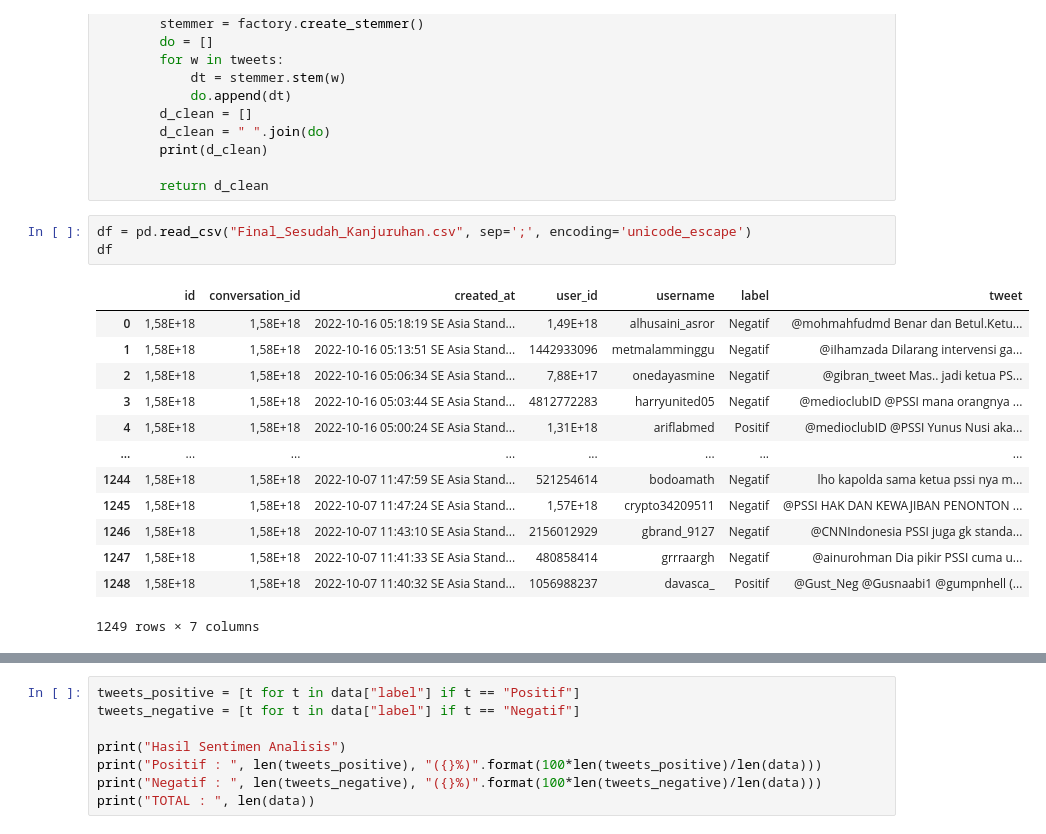
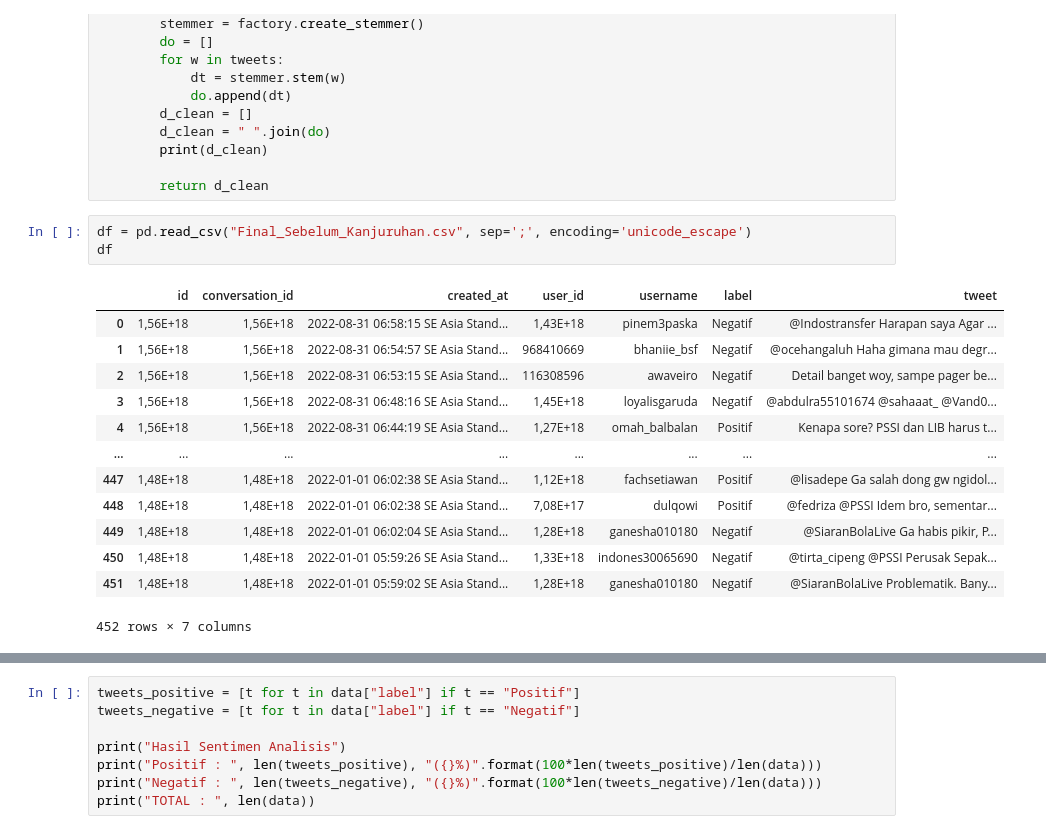
Before and after one commit to Afifhanafi/sentimen-analisis-kanjuruhan, a Jupyter notebook: New_SA.ipynb, the cells around one changed output, grey strips where cells are left out. Drawn from its saved outputs; the diff is of its cells as text.

```diff
--- a/New_SA.ipynb
+++ b/New_SA.ipynb
@@ -73,22 +73,22 @@ class PreprocessingText:
 
         return d_clean
 # %%
-df = pd.read_csv("Final_Sesudah_Kanjuruhan.csv", sep=';', encoding='unicode_escape')
+df = pd.read_csv("Final_Sebelum_Kanjuruhan.csv", sep=';', encoding='unicode_escape')
 df
 # %% [output]
 |  | id | conversation_id | created_at | user_id | username | label | tweet |
-| 0 | 1,58E+18 | 1,58E+18 | 2022-10-16 05:18:19 SE Asia Stand... | 1,49E+18 | alhusaini_asror | Negatif | @mohmahfudmd Benar dan Betul.Ketu... |
-| 1 | 1,58E+18 | 1,58E+18 | 2022-10-16 05:13:51 SE Asia Stand... | 1442933096 | metmalamminggu | Negatif | @iIhamzada Dilarang intervensi ga... |
-| 2 | 1,58E+18 | 1,58E+18 | 2022-10-16 05:06:34 SE Asia Stand... | 7,88E+17 | onedayasmine | Negatif | @gibran_tweet Mas.. jadi ketua PS... |
-| 3 | 1,58E+18 | 1,58E+18 | 2022-10-16 05:03:44 SE Asia Stand... | 4812772283 | harryunited05 | Negatif | @medioclubID @PSSI mana orangnya ... |
-| 4 | 1,58E+18 | 1,58E+18 | 2022-10-16 05:00:24 SE Asia Stand... | 1,31E+18 | ariflabmed | Positif | @medioclubID @PSSI Yunus Nusi aka... |
+| 0 | 1,56E+18 | 1,56E+18 | 2022-08-31 06:58:15 SE Asia Stand... | 1,43E+18 | pinem3paska | Negatif | @Indostransfer Harapan saya Agar ... |
+| 1 | 1,56E+18 | 1,56E+18 | 2022-08-31 06:54:57 SE Asia Stand... | 968410669 | bhaniie_bsf | Negatif | @ocehangaluh Haha gimana mau degr... |
+| 2 | 1,56E+18 | 1,56E+18 | 2022-08-31 06:53:15 SE Asia Stand... | 116308596 | awaveiro | Negatif | Detail banget woy, sampe pager be... |
+| 3 | 1,56E+18 | 1,56E+18 | 2022-08-31 06:48:16 SE Asia Stand... | 1,45E+18 | loyalisgaruda | Negatif | @abdulra55101674 @sahaaat_ @Vand0... |
+| 4 | 1,56E+18 | 1,56E+18 | 2022-08-31 06:44:19 SE Asia Stand... | 1,27E+18 | omah_balbalan | Positif | Kenapa sore? PSSI dan LIB harus t... |
 | ... | ... | ... | ... | ... | ... | ... | ... |
-| 1244 | 1,58E+18 | 1,58E+18 | 2022-10-07 11:47:59 SE Asia Stand... | 521254614 | bodoamath | Negatif | lho kapolda sama ketua pssi nya m... |
-| 1245 | 1,58E+18 | 1,58E+18 | 2022-10-07 11:47:24 SE Asia Stand... | 1,57E+18 | crypto34209511 | Negatif | @PSSI HAK DAN KEWAJIBAN PENONTON ... |
-| 1246 | 1,58E+18 | 1,58E+18 | 2022-10-07 11:43:10 SE Asia Stand... | 2156012929 | gbrand_9127 | Negatif | @CNNIndonesia PSSI juga gk standa... |
-| 1247 | 1,58E+18 | 1,58E+18 | 2022-10-07 11:41:33 SE Asia Stand... | 480858414 | grrraargh | Negatif | @ainurohman Dia pikir PSSI cuma u... |
-| 1248 | 1,58E+18 | 1,58E+18 | 2022-10-07 11:40:32 SE Asia Stand... | 1056988237 | davasca_ | Positif | @Gust_Neg @Gusnaabi1 @gumpnhell (... |
+| 447 | 1,48E+18 | 1,48E+18 | 2022-01-01 06:02:38 SE Asia Stand... | 1,12E+18 | fachsetiawan | Positif | @lisadepe Ga salah dong gw ngidol... |
+| 448 | 1,48E+18 | 1,48E+18 | 2022-01-01 06:02:38 SE Asia Stand... | 7,08E+17 | dulqowi | Positif | @fedriza @PSSI Idem bro, sementar... |
+| 449 | 1,48E+18 | 1,48E+18 | 2022-01-01 06:02:04 SE Asia Stand... | 1,28E+18 | ganesha010180 | Negatif | @SiaranBolaLive Ga habis pikir, P... |
+| 450 | 1,48E+18 | 1,48E+18 | 2022-01-01 05:59:26 SE Asia Stand... | 1,33E+18 | indones30065690 | Negatif | @tirta_cipeng @PSSI Perusak Sepak... |
+| 451 | 1,48E+18 | 1,48E+18 | 2022-01-01 05:59:02 SE Asia Stand... | 1,28E+18 | ganesha010180 | Negatif | @SiaranBolaLive Problematik. Bany... |
-1249 rows × 7 columns
+452 rows × 7 columns
 # %%
 pretext = PreprocessingText()
 
```
Also changed, not shown: parts of 2 cells of this notebook, 6 other files.
